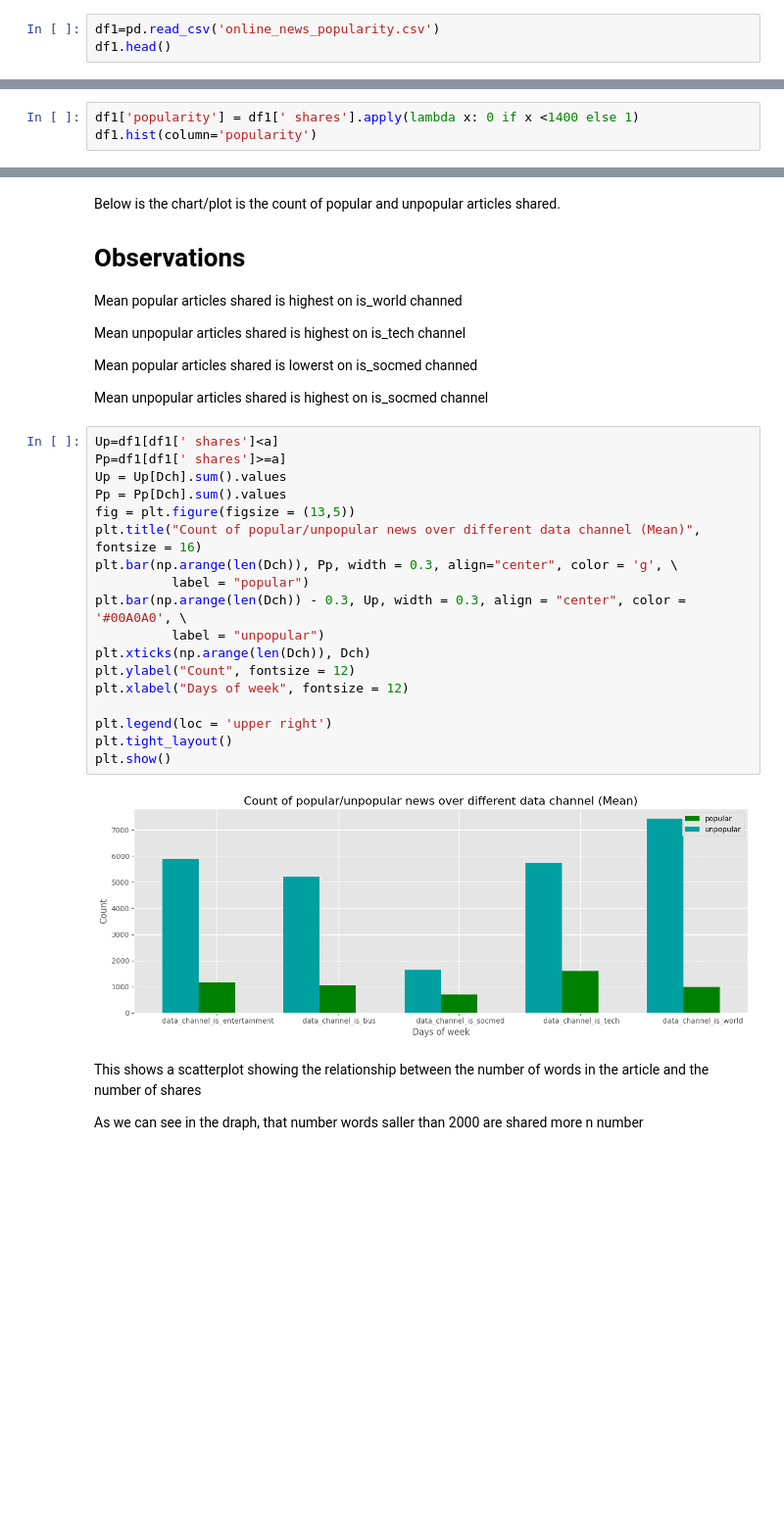
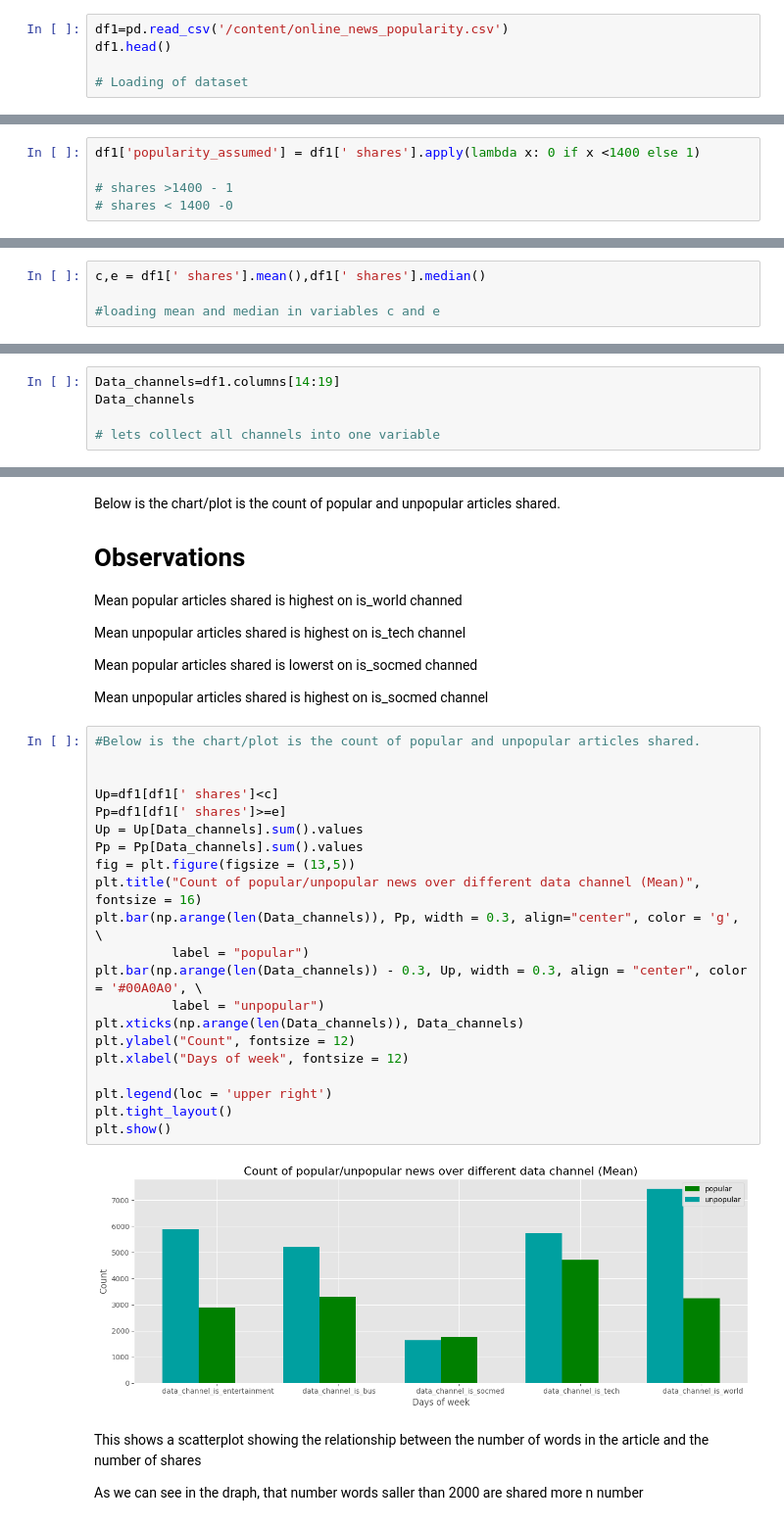
Before and after one commit to AhmadJalal789/Here-I-have-applied-Data-Science-on-different-projects-using-technologies-like-NLP-etc., a Jupyter notebook: Project_Code.ipynb, the cells around one changed output, grey strips where cells are left out. Shown at 98% size. Saved outputs shown, nothing was run; the diff lists cells and outputs as text; blank space fills up the shorter version.

```diff
--- a/Project_Code.ipynb
+++ b/Project_Code.ipynb
@@ -27,8 +28,10 @@ from sklearn.preprocessing import StandardScaler
 # %% [markdown]
 Loading of dataset by use of pandas method
 # %%
-df1=pd.read_csv('online_news_popularity.csv')
+df1=pd.read_csv('/content/online_news_popularity.csv')
 df1.head()
+
+# Loading of dataset
 # %% [output]
 |  | url | timedelta | n_tokens_title | n_tokens_content | n_unique_tokens | n_non_stop_words | ... |
 | 0 | http://mashable.com/2013/01/07/am... | 731.0 | 12.0 | 219.0 | 0.663594 | 1.0 | ... |
@@ -190,3 +267,5 @@ We can see that number of shares are higher in rate in popularity so the popular
 # %%
-df1['popularity'] = df1[' shares'].apply(lambda x: 0 if x <1400 else 1)
-df1.hist(column='popularity')
+df1['popularity_assumed'] = df1[' shares'].apply(lambda x: 0 if x <1400 else 1)
+
+# shares >1400 - 1
+# shares < 1400 -0
@@ -213,0 +272,4 @@ array([' weekday_is_monday', ' weekday_is_tuesday',
+# %%
+c,e = df1[' shares'].mean(),df1[' shares'].median()
+
+#loading mean and median in variables c and e
@@ -293,0 +359,5 @@ Index([' data_channel_is_entertainment', ' data_channel_is_bus',
+# %%
+Data_channels=df1.columns[14:19]
+Data_channels
+
+# lets collect all channels into one variable
@@ -303,25 +378,28 @@ Mean popular articles shared is lowerst on is_socmed channed
 
 Mean unpopular articles shared is highest on is_socmed channel
 # %%
-Up=df1[df1[' shares']<a]
-Pp=df1[df1[' shares']>=a]
-Up = Up[Dch].sum().values
-Pp = Pp[Dch].sum().values
+#Below is the chart/plot is the count of popular and unpopular articles shared.
+
+
+Up=df1[df1[' shares']<c]
+Pp=df1[df1[' shares']>=e]
+Up = Up[Data_channels].sum().values
+Pp = Pp[Data_channels].sum().values
 fig = plt.figure(figsize = (13,5))
 plt.title("Count of popular/unpopular news over different data channel (Mean)", fontsize = 16)
-plt.bar(np.arange(len(Dch)), Pp, width = 0.3, align="center", color = 'g', \
+plt.bar(np.arange(len(Data_channels)), Pp, width = 0.3, align="center", color = 'g', \
           label = "popular")
-plt.bar(np.arange(len(Dch)) - 0.3, Up, width = 0.3, align = "center", color = '#00A0A0', \
+plt.bar(np.arange(len(Data_channels)) - 0.3, Up, width = 0.3, align = "center", color = '#00A0A0', \
           label = "unpopular")
-plt.xticks(np.arange(len(Dch)), Dch)
+plt.xticks(np.arange(len(Data_channels)), Data_channels)
 plt.ylabel("Count", fontsize = 12)
 plt.xlabel("Days of week", fontsize = 12)
 
 plt.legend(loc = 'upper right')
 plt.tight_layout()
 plt.show()
 # %% [output]
-[figure, old version]
+[figure, new version]
 # %% [markdown]
 This shows a scatterplot showing the relationship between the number of words in the article and the number of shares
 
```
Also changed, not shown: parts of 117 cells of this notebook.
